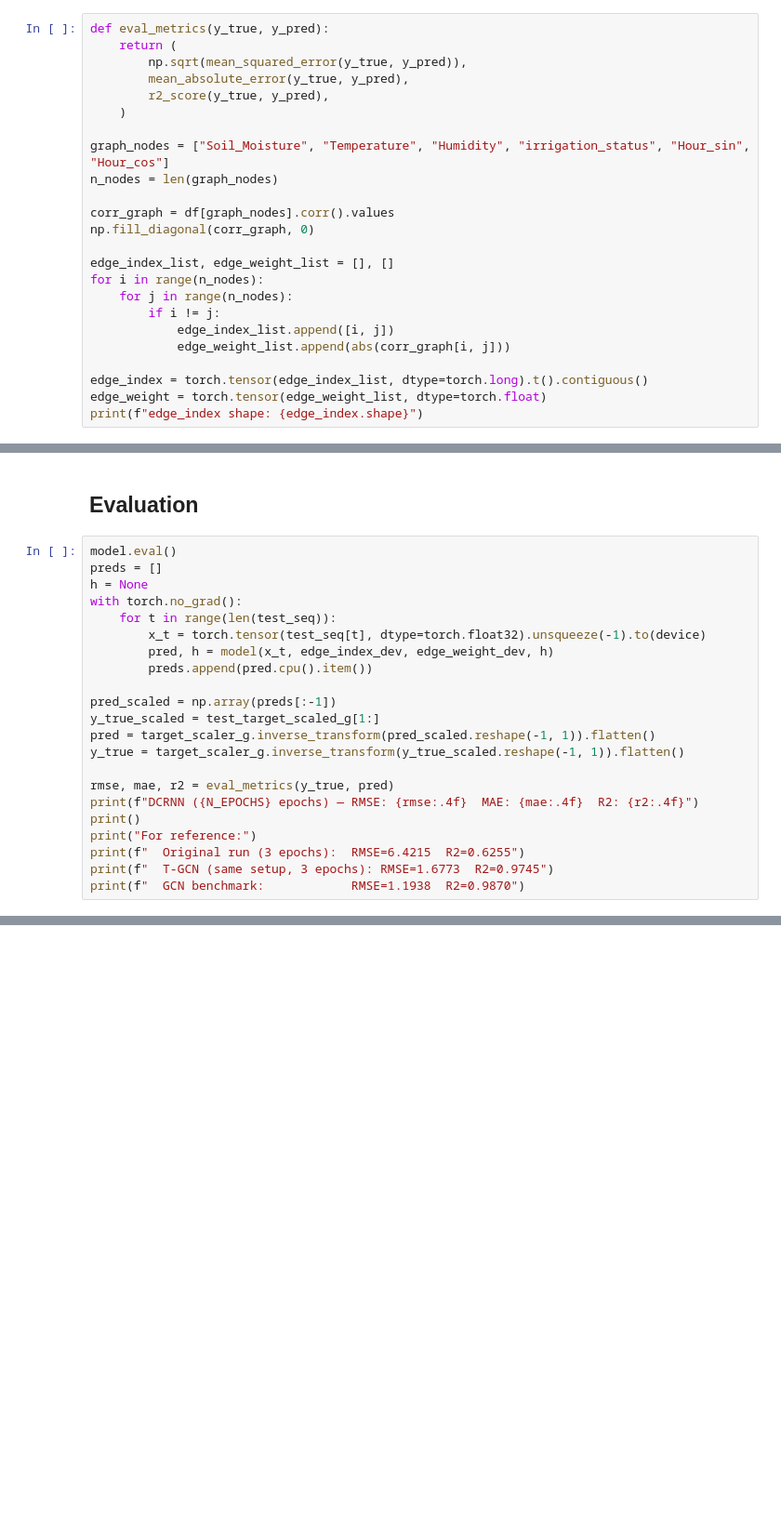
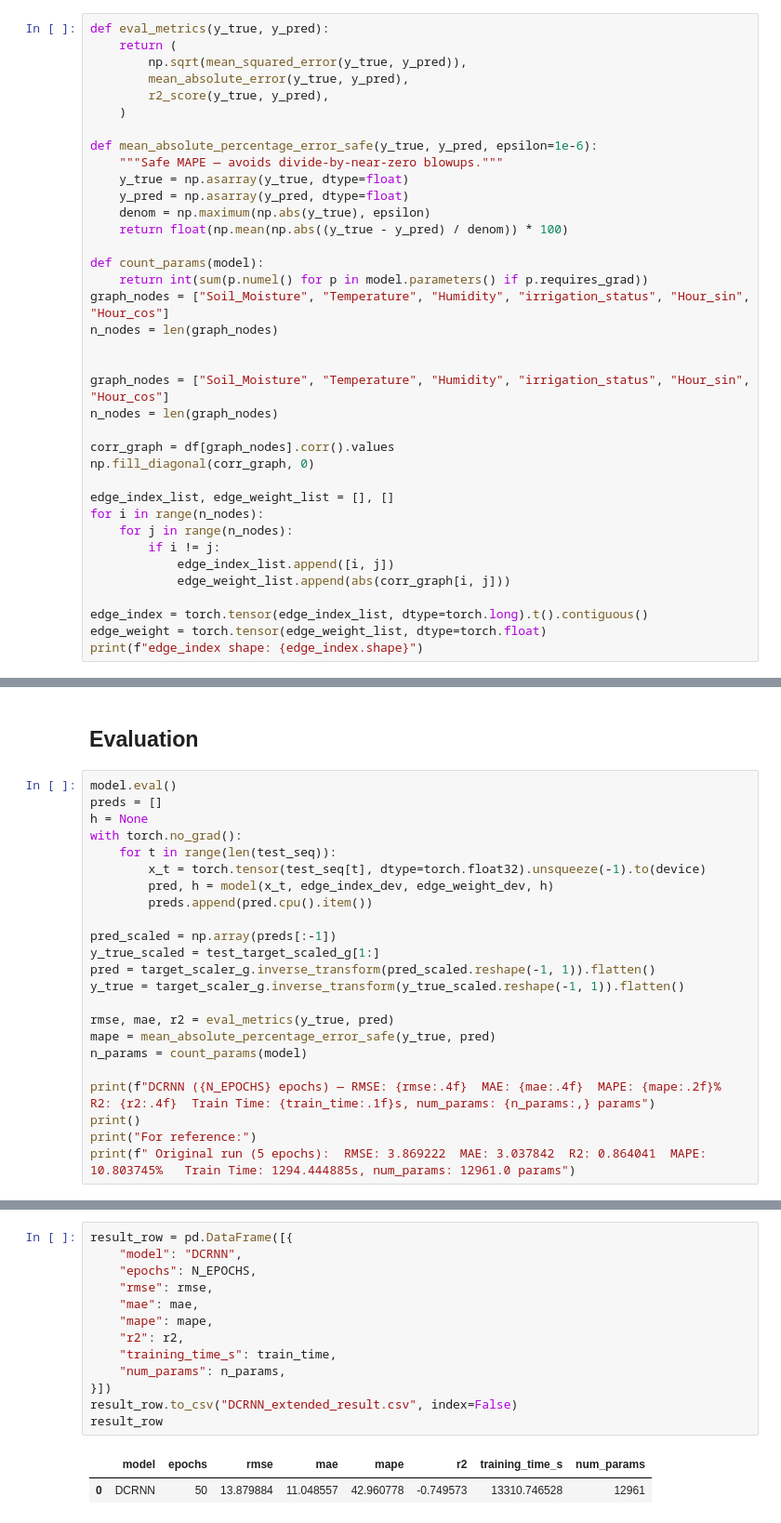
Before and after one commit to JobayerFaisal/Machine_Learning_and_AI, a Jupyter notebook: Soil_Moisture/DCRNN_Soil_Moisture.ipynb, the cells around one changed output, grey strips where cells are left out. Shown at 93% size. Saved outputs shown, nothing was run; the diff lists cells and outputs as text; blank space fills up the shorter version.

Commit message:
Kaggle Notebook | DCRNN_Soil_Moisture | Version 2

```diff
--- a/Soil_Moisture/DCRNN_Soil_Moisture.ipynb
+++ b/Soil_Moisture/DCRNN_Soil_Moisture.ipynb
@@ -37,6 +43,19 @@ def eval_metrics(y_true, y_pred):
         mean_absolute_error(y_true, y_pred),
         r2_score(y_true, y_pred),
     )
+
+def mean_absolute_percentage_error_safe(y_true, y_pred, epsilon=1e-6):
+    """Safe MAPE — avoids divide-by-near-zero blowups."""
+    y_true = np.asarray(y_true, dtype=float)
+    y_pred = np.asarray(y_pred, dtype=float)
+    denom = np.maximum(np.abs(y_true), epsilon)
+    return float(np.mean(np.abs((y_true - y_pred) / denom)) * 100)
+
+def count_params(model):
+    return int(sum(p.numel() for p in model.parameters() if p.requires_grad))
+graph_nodes = ["Soil_Moisture", "Temperature", "Humidity", "irrigation_status", "Hour_sin", "Hour_cos"]
+n_nodes = len(graph_nodes)
+
 
 graph_nodes = ["Soil_Moisture", "Temperature", "Humidity", "irrigation_status", "Hour_sin", "Hour_cos"]
 n_nodes = len(graph_nodes)
@@ -229,10 +248,11 @@ pred = target_scaler_g.inverse_transform(pred_scaled.reshape(-1, 1)).flatten()
 y_true = target_scaler_g.inverse_transform(y_true_scaled.reshape(-1, 1)).flatten()
 
 rmse, mae, r2 = eval_metrics(y_true, pred)
-print(f"DCRNN ({N_EPOCHS} epochs) — RMSE: {rmse:.4f}  MAE: {mae:.4f}  R2: {r2:.4f}")
+mape = mean_absolute_percentage_error_safe(y_true, pred)
+n_params = count_params(model)
+
+print(f"DCRNN ({N_EPOCHS} epochs) — RMSE: {rmse:.4f}  MAE: {mae:.4f}  MAPE: {mape:.2f}%  R2: {r2:.4f}  Train Time: {train_time:.1f}s, num_params: {n_params:,} params")
 print()
 print("For reference:")
-print(f"  Original run (3 epochs):  RMSE=6.4215  R2=0.6255")
-print(f"  T-GCN (same setup, 3 epochs): RMSE=1.6773  R2=0.9745")
-print(f"  GCN benchmark:            RMSE=1.1938  R2=0.9870")
+print(f" Original run (5 epochs):  RMSE: 3.869222  MAE: 3.037842  R2: 0.864041  MAPE: 10.803745%   Train Time: 1294.444885s, num_params: 12961.0 params")
 # %% [output]
@@ -261,0 +275,16 @@ plt.show()
+# %%
+result_row = pd.DataFrame([{
+    "model": "DCRNN",
+    "epochs": N_EPOCHS,
+    "rmse": rmse,
+    "mae": mae,
+    "mape": mape,
+    "r2": r2,
+    "training_time_s": train_time,
+    "num_params": n_params,
+}])
+result_row.to_csv("DCRNN_extended_result.csv", index=False)
+result_row
+# %% [output]
+|  | model | epochs | rmse | mae | mape | r2 | training_time_s | num_params |
+| 0 | DCRNN | 50 | 13.879884 | 11.048557 | 42.960778 | -0.749573 | 13310.746528 | 12961 |
```
Also changed, not shown: parts of 14 cells of this notebook.
